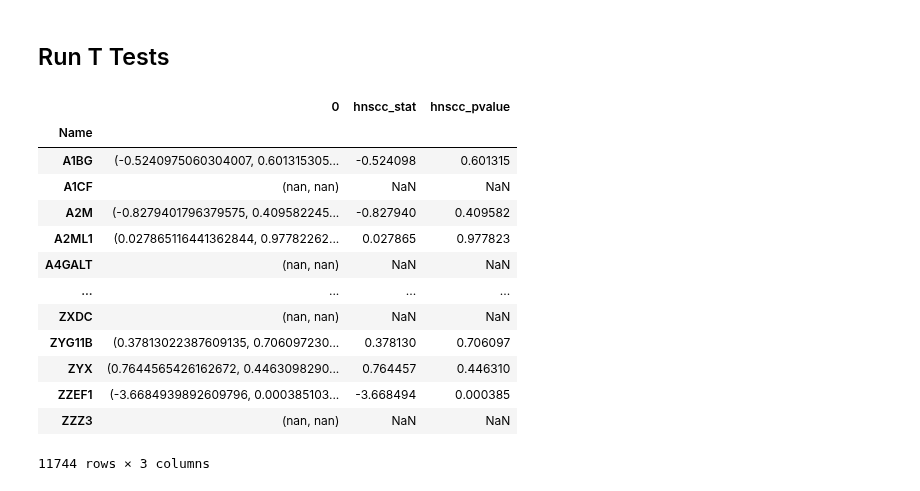
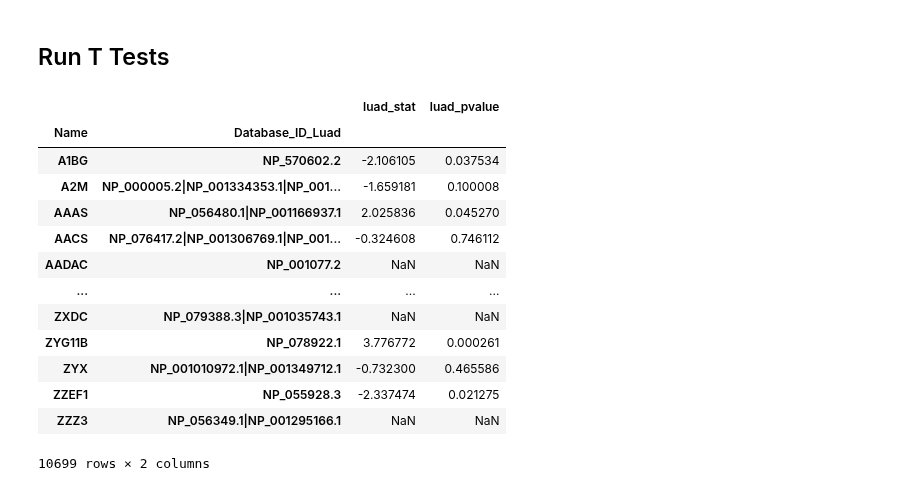
Before and after one commit to PayneLab/pancancerCNV, a Jupyter notebook: Chromosome 8 Trans-Effects/Trans-Effects-P-Arm.ipynb, the cells around one changed output. Cells and saved outputs as stored; diff of their text form; code cells hidden in the pictures.

```diff
--- a/Chromosome 8 Trans-Effects/Trans-Effects.ipynb
+++ b/Chromosome 8 Trans-Effects/Trans-Effects-P-Arm.ipynb
@@ -333,20 +333,3 @@ luad_t_test = luad_t_test.rename(columns={0:"luad_stat", 1:"luad_pvalue"})
 ovarian_t_test = ovarian_t_test.rename(columns={0:"ovarian_stat", 1:"ovarian_pvalue"})
 brca_t_test = brca_t_test.rename(columns={0:"brca_stat", 1:"brca_pvalue"})
 lscc_t_test = lscc_t_test.rename(columns={0:"lscc_stat", 1:"lscc_pvalue"})
-# %%
-hnscc_t_test
-# %% [output]
-|  | 0 | hnscc_stat | hnscc_pvalue |
-| Name |  |  |  |
-| A1BG | (-0.5240975060304007, 0.601315305... | -0.524098 | 0.601315 |
-| A1CF | (nan, nan) | NaN | NaN |
-| A2M | (-0.8279401796379575, 0.409582245... | -0.827940 | 0.409582 |
-| A2ML1 | (0.027865116441362844, 0.97782262... | 0.027865 | 0.977823 |
-| A4GALT | (nan, nan) | NaN | NaN |
-| ... | ... | ... | ... |
-| ZXDC | (nan, nan) | NaN | NaN |
-| ZYG11B | (0.37813022387609135, 0.706097230... | 0.378130 | 0.706097 |
-| ZYX | (0.7644565426162672, 0.4463098290... | 0.764457 | 0.446310 |
-| ZZEF1 | (-3.6684939892609796, 0.000385103... | -3.668494 | 0.000385 |
-| ZZZ3 | (nan, nan) | NaN | NaN |
-11744 rows × 3 columns
@@ -352,0 +345,17 @@ hnscc_t_test
+# %%
+luad_t_test
+# %% [output]
+|  |  | luad_stat | luad_pvalue |
+| Name | Database_ID_Luad |  |  |
+| A1BG | NP_570602.2 | -2.106105 | 0.037534 |
+| A2M | NP_000005.2|NP_001334353.1|NP_001... | -1.659181 | 0.100008 |
+| AAAS | NP_056480.1|NP_001166937.1 | 2.025836 | 0.045270 |
+| AACS | NP_076417.2|NP_001306769.1|NP_001... | -0.324608 | 0.746112 |
+| AADAC | NP_001077.2 | NaN | NaN |
+| ... | ... | ... | ... |
+| ZXDC | NP_079388.3|NP_001035743.1 | NaN | NaN |
+| ZYG11B | NP_078922.1 | 3.776772 | 0.000261 |
+| ZYX | NP_001010972.1|NP_001349712.1 | -0.732300 | 0.465586 |
+| ZZEF1 | NP_055928.3 | -2.337474 | 0.021275 |
+| ZZZ3 | NP_056349.1|NP_001295166.1 | NaN | NaN |
+10699 rows × 2 columns
```
Also changed, not shown: parts of 13 cells of this notebook, 1 other file.
